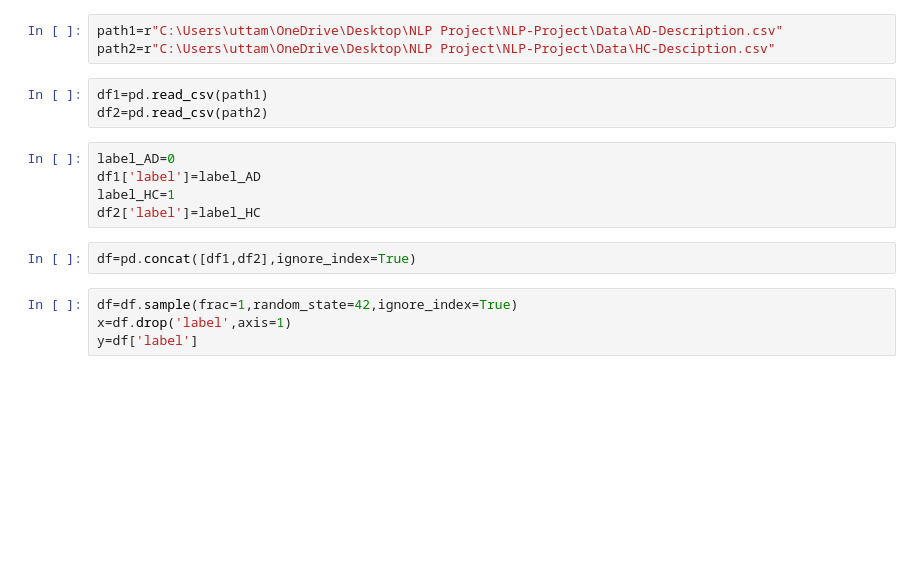
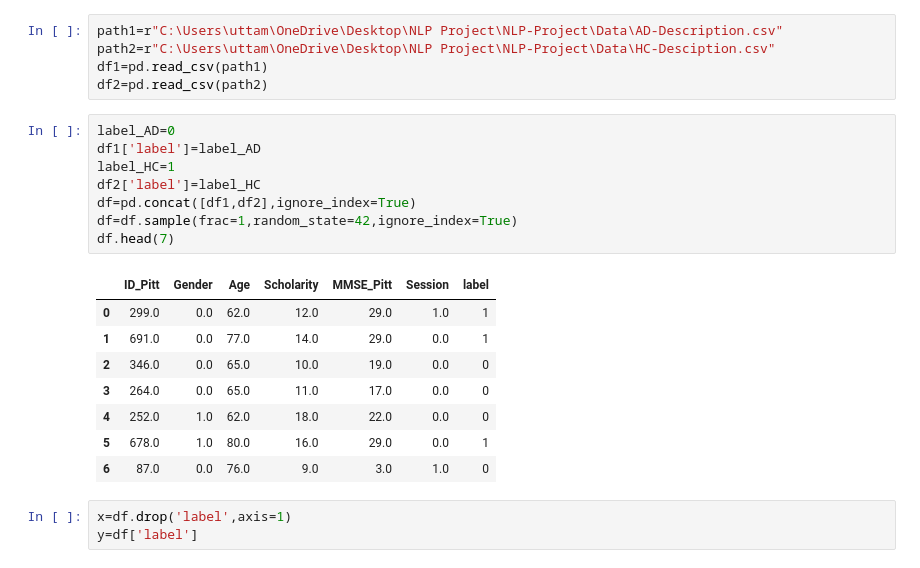
Before and after one commit to Uttam-Asodariya/NLP-Project, a Jupyter notebook: Analysis.ipynb, the cells around one changed output. Cells and saved outputs as stored; diff of their text form; blank space fills up the shorter version.

```diff
--- a/Analysis.ipynb
+++ b/Analysis.ipynb
@@ -29,17 +32,25 @@ from scipy.stats import entropy
 # %%
 path1=r"C:\Users\uttam\OneDrive\Desktop\NLP Project\NLP-Project\Data\AD-Description.csv"
 path2=r"C:\Users\uttam\OneDrive\Desktop\NLP Project\NLP-Project\Data\HC-Desciption.csv"
+df1=pd.read_csv(path1)
+df2=pd.read_csv(path2)
-# %%
-df1=pd.read_csv(path1)
-df2=pd.read_csv(path2)
 # %%
 label_AD=0
 df1['label']=label_AD
 label_HC=1
 df2['label']=label_HC
+df=pd.concat([df1,df2],ignore_index=True)
+df=df.sample(frac=1,random_state=42,ignore_index=True)
+df.head(7)
+# %% [output]
+|  | ID_Pitt | Gender | Age | Scholarity | MMSE_Pitt | Session | label |
+| 0 | 299.0 | 0.0 | 62.0 | 12.0 | 29.0 | 1.0 | 1 |
+| 1 | 691.0 | 0.0 | 77.0 | 14.0 | 29.0 | 0.0 | 1 |
+| 2 | 346.0 | 0.0 | 65.0 | 10.0 | 19.0 | 0.0 | 0 |
+| 3 | 264.0 | 0.0 | 65.0 | 11.0 | 17.0 | 0.0 | 0 |
+| 4 | 252.0 | 1.0 | 62.0 | 18.0 | 22.0 | 0.0 | 0 |
+| 5 | 678.0 | 1.0 | 80.0 | 16.0 | 29.0 | 0.0 | 1 |
+| 6 | 87.0 | 0.0 | 76.0 | 9.0 | 3.0 | 1.0 | 0 |
-# %%
-df=pd.concat([df1,df2],ignore_index=True)
 # %%
-df=df.sample(frac=1,random_state=42,ignore_index=True)
 x=df.drop('label',axis=1)
 y=df['label']
```
Also changed, not shown: parts of 16 cells of this notebook, 3 other files.
